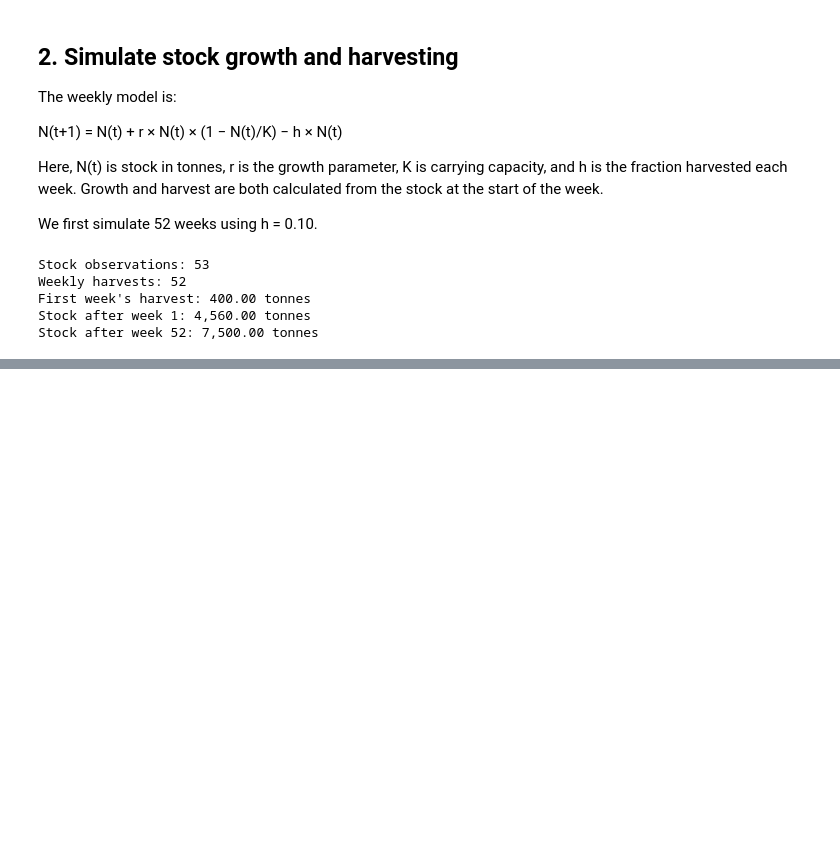
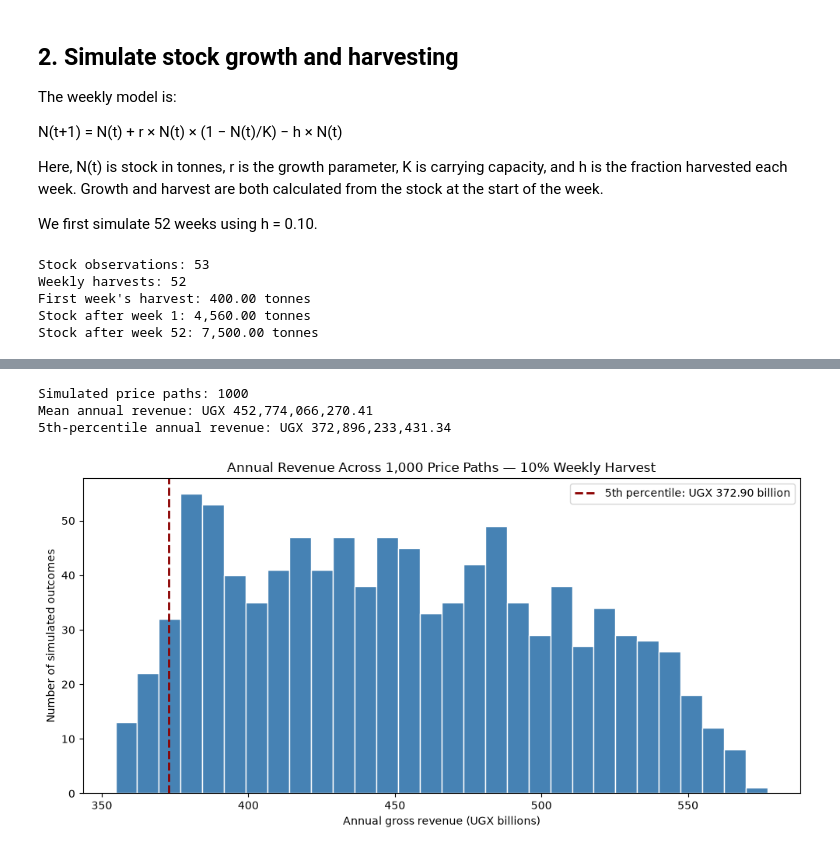
Before and after one commit to Muboki/OOP-with-Python-Assignment-2-Advent-2026---Mini-project, a Jupyter notebook: notebooks/project3_fishstock.ipynb, the cells around one changed output, grey strips where cells are left out. Saved outputs shown, nothing was run; the diff lists cells and outputs as text; code cells hidden in the pictures; blank space fills up the shorter version.

```diff
--- a/notebooks/project3_fishstock.ipynb
+++ b/notebooks/project3_fishstock.ipynb
@@ -114,0 +238,58 @@ Stock after week 52: 7,500.00 tonnes
+# %%
+# Simulate 1,000 price paths using distinct, reproducible seeds.
+annual_revenues = np.zeros(1000)
+
+for simulation in range(1000):
+    simulated_prices = jinja_prices.simulate(
+        weeks=52,
+        seed=2026 + simulation
+    )
+
+    # Keep harvest quantities fixed to isolate price uncertainty.
+    annual_revenues[simulation] = np.sum(
+        weekly_harvest * 1000 * simulated_prices
+    )
+
+# Calculate the mean and lower-tail annual revenue threshold.
+mean_annual_revenue = np.mean(annual_revenues)
+revenue_floor_5pct = np.percentile(annual_revenues, 5)
+
+print("Simulated price paths:", len(annual_revenues))
+print(f"Mean annual revenue: UGX {mean_annual_revenue:,.2f}")
+print(f"5th-percentile annual revenue: UGX {revenue_floor_5pct:,.2f}")
+# %% [output]
+Simulated price paths: 1000
+Mean annual revenue: UGX 452,774,066,270.41
+5th-percentile annual revenue: UGX 372,896,233,431.34
+# %%
+import matplotlib.pyplot as plt
+
+# Display annual revenue in billions of UGX for readable labels.
+fig, ax = plt.subplots(figsize=(10, 5))
+
+ax.hist(
+    annual_revenues / 1e9,
+    bins=30,
+    color="steelblue",
+    edgecolor="white"
+)
+
+# Mark the lower-tail revenue threshold used for the assignment's 5% VaR.
+ax.axvline(
+    revenue_floor_5pct / 1e9,
+    color="darkred",
+    linestyle="--",
+    linewidth=2,
+    label=f"5th percentile: UGX {revenue_floor_5pct / 1e9:.2f} billion"
+)
+
+# Label the distribution and identify the harvest scenario.
+ax.set_title("Annual Revenue Across 1,000 Price Paths — 10% Weekly Harvest")
+ax.set_xlabel("Annual gross revenue (UGX billions)")
+ax.set_ylabel("Number of simulated outcomes")
+ax.legend()
+
+fig.tight_layout()
+plt.show()
+# %% [output]
+[figure, added]
```
Also changed, not shown: parts of 18 cells of this notebook.
